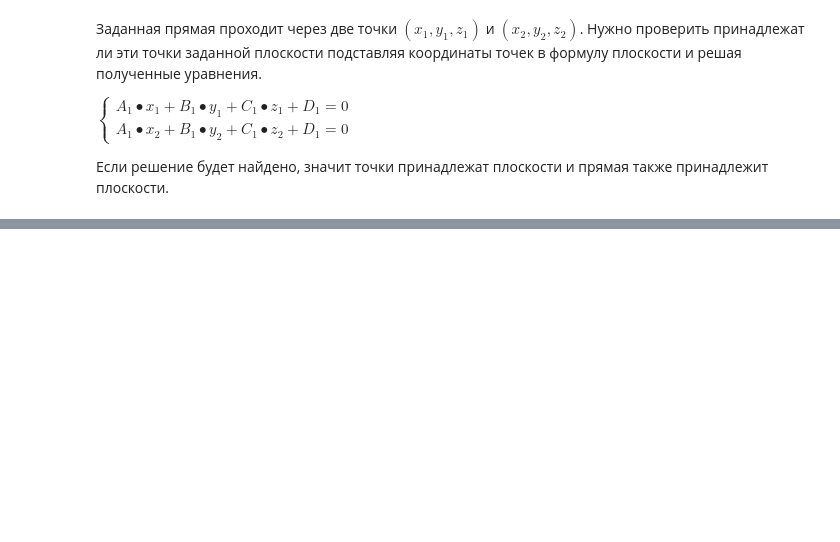
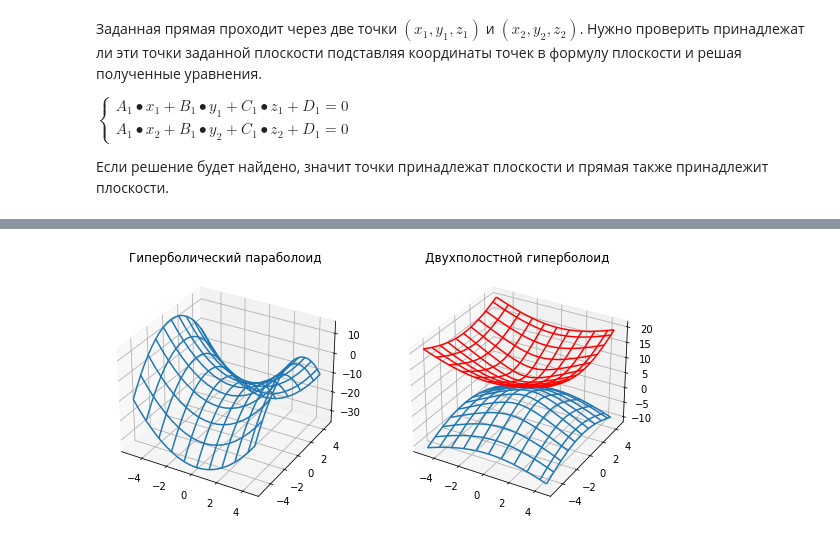
Before and after one commit to Gecod/GB, a Jupyter notebook: 2021.09-10 Introduction to Higher Mathematics/Task_03/Task_03.ipynb, the cells around one changed output, grey strips where cells are left out. Cells and saved outputs as stored; diff of their text form; code cells hidden in the pictures; blank space fills up the shorter version.

```diff
--- a/2021.09-10 Introduction to Higher Mathematics/Task_03/Task_03.ipynb
+++ b/2021.09-10 Introduction to Higher Mathematics/Task_03/Task_03.ipynb
@@ -223 +247,26 @@ A_1 \bullet x_2 + B_1 \bullet y_2 + C_1 \bullet z_2 + D_1 = 0
 2) Нарисуйте трехмерный график двух любых поверхностей второго порядка.
+# %%
+rcParams["figure.figsize"] = rcParamsDefault["figure.figsize"]
+fig = plt.figure(figsize=plt.figaspect(0.5))
+
+X = np.arange(-5, 5, 0.5)
+Y = np.arange(-5, 5, 0.5)
+X, Y = np.meshgrid(X, Y)
+
+# гиперболический параболоид
+Z1 = X ** 2 - Y ** 2 - 10
+
+# двухполостной гиперболоид
+Z2_1 = np.sqrt(10 + 5 * X ** 2 + 5 * Y ** 2) + 5
+Z2_2 = - np.sqrt(10 + 5 * X ** 2 + 5 * Y ** 2) + 5
+
+ax = fig.add_subplot(1, 2, 1, projection='3d', title='Гиперболический параболоид')
+ax.plot_wireframe(X, Y, Z1, rstride=2, cstride=2)
+
+ax = fig.add_subplot(1, 2, 2, projection='3d', title='Двухполостной гиперболоид')
+ax.plot_wireframe(X, Y, Z2_1, rstride=2, cstride=2, color='r')
+ax.plot_wireframe(X, Y, Z2_2, rstride=2, cstride=2)
+
+plt.show()
+# %% [output]
+[figure, added]
```
Also changed, not shown: parts of 5 cells of this notebook.
